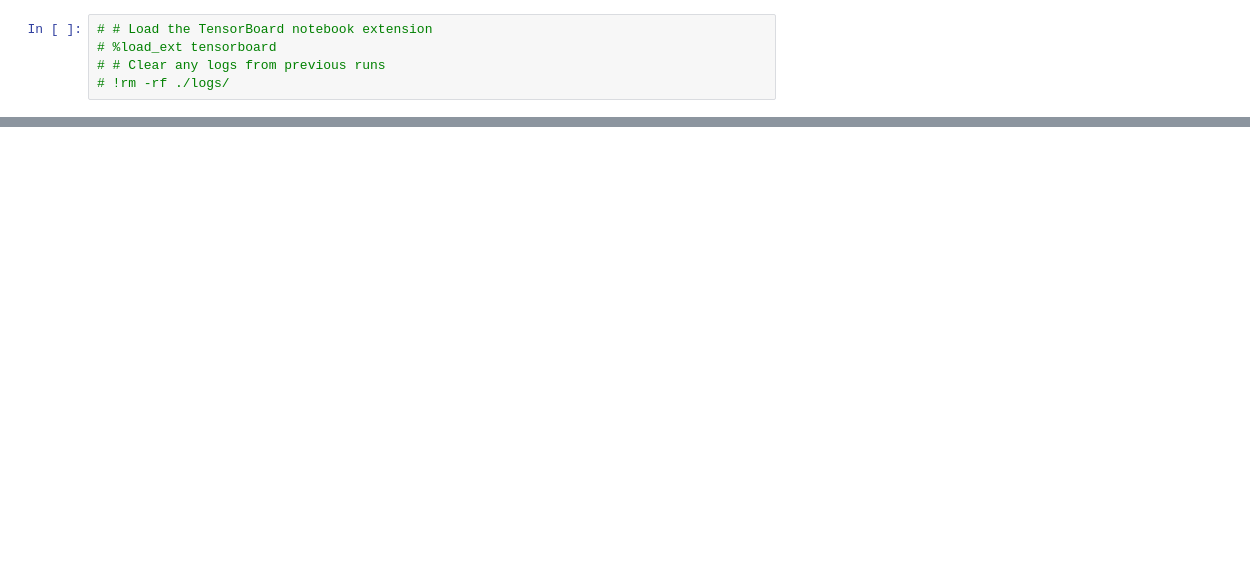
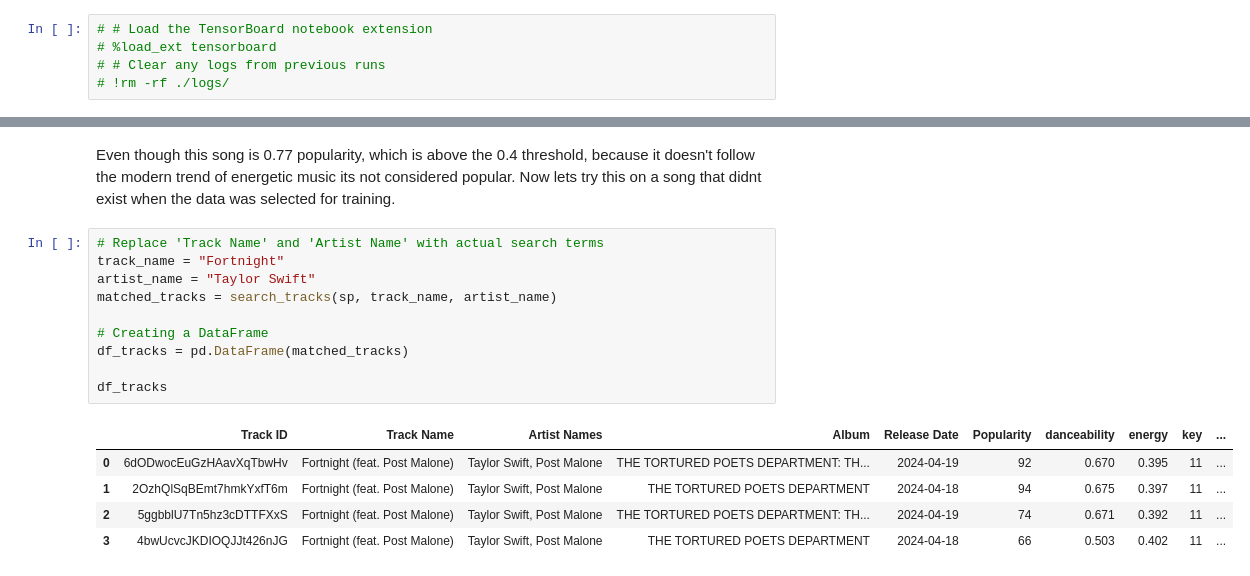
Before and after one commit to Coopsims/Random-Projects, a Jupyter notebook: Spotify Data Science/Song Popularity/Spotify-analysis-V2.0.ipynb, the cells around one changed output, grey strips where cells are left out. Cells and saved outputs as stored; diff of their text form; blank space fills up the shorter version.

```diff
--- a/Spotify Data Science/Song Popularity/Spotify-analysis-V2.0.ipynb
+++ b/Spotify Data Science/Song Popularity/Spotify-analysis-V2.0.ipynb
@@ -419,0 +500,19 @@ AUPRC: 0.879257
+# %% [markdown]
+Even though this song is 0.77 popularity, which is above the 0.4 threshold, because it doesn't follow the modern trend of energetic music its not considered popular.
+Now lets try this on a song that didnt exist when the data was selected for training.
+# %%
+# Replace 'Track Name' and 'Artist Name' with actual search terms
+track_name = "Fortnight"
+artist_name = "Taylor Swift"
+matched_tracks = search_tracks(sp, track_name, artist_name)
+
+# Creating a DataFrame
+df_tracks = pd.DataFrame(matched_tracks)
+
+df_tracks
+# %% [output]
+|  | Track ID | Track Name | Artist Names | Album | Release Date | Popularity | danceability | energy | key | ... |
+| 0 | 6dODwocEuGzHAavXqTbwHv | Fortnight (feat. Post Malone) | Taylor Swift, Post Malone | THE TORTURED POETS DEPARTMENT: TH... | 2024-04-19 | 92 | 0.670 | 0.395 | 11 | ... |
+| 1 | 2OzhQlSqBEmt7hmkYxfT6m | Fortnight (feat. Post Malone) | Taylor Swift, Post Malone | THE TORTURED POETS DEPARTMENT | 2024-04-18 | 94 | 0.675 | 0.397 | 11 | ... |
+| 2 | 5ggbblU7Tn5hz3cDTTFXxS | Fortnight (feat. Post Malone) | Taylor Swift, Post Malone | THE TORTURED POETS DEPARTMENT: TH... | 2024-04-19 | 74 | 0.671 | 0.392 | 11 | ... |
+| 3 | 4bwUcvcJKDIOQJJt426nJG | Fortnight (feat. Post Malone) | Taylor Swift, Post Malone | THE TORTURED POETS DEPARTMENT | 2024-04-18 | 66 | 0.503 | 0.402 | 11 | ... |
```
Also changed, not shown: parts of 22 cells of this notebook, 15 other files.
